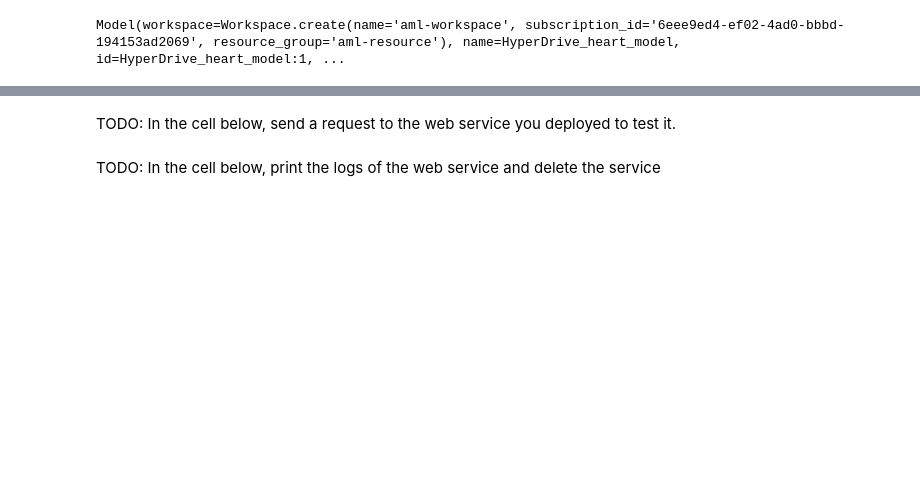
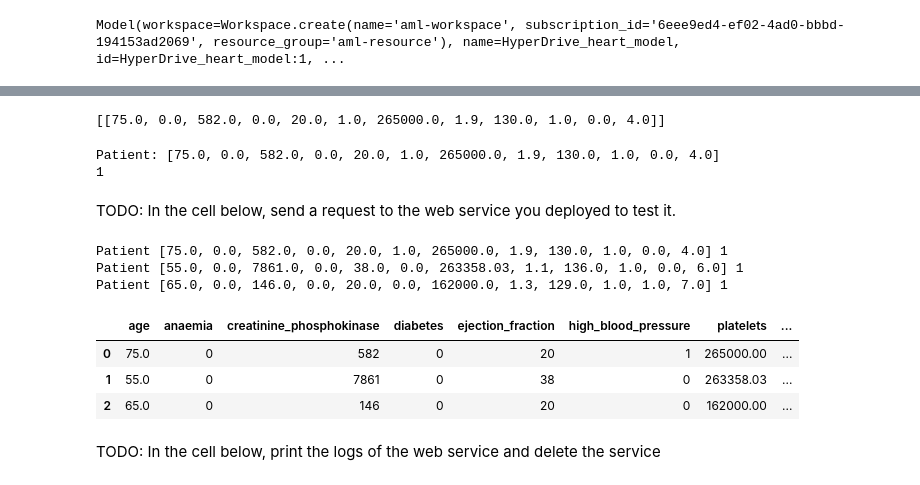
Before and after one commit to Aduzona/Capstone_Project---Azure-ML_Engineer, a Jupyter notebook: hyperparameter_tuning.ipynb, the cells around one changed output, grey strips where cells are left out. Cells and saved outputs as stored; diff of their text form; code cells hidden in the pictures; blank space fills up the shorter version.

```diff
--- a/hyperparameter_tuning.ipynb
+++ b/hyperparameter_tuning.ipynb
@@ -393,4 +491,57 @@ TODO: In the cell below, register the model, create an inference config and depl
+# %%
+heart_ds.to_pandas_dataframe().iloc[0:1,0:12].values.tolist()
+# %% [output]
+[[75.0, 0.0, 582.0, 0.0, 20.0, 1.0, 265000.0, 1.9, 130.0, 1.0, 0.0, 4.0]]
+# %%
+import json
+
+x_new = heart_ds.to_pandas_dataframe().iloc[0:1,0:12].values.tolist()
+print ('Patient: {}'.format(x_new[0]))
+
+# Convert the array to a serializable list in a JSON document
+input_json = json.dumps({"data": x_new})
+
+# Call the web service, passing the input data (the web service will also accept the data in binary format)
+predictions = service.run(input_data = input_json)
+
+# Get the predicted class - it'll be the first (and only) one.
+predicted_classes = json.loads(predictions)
+print(predicted_classes[0])
+# %% [output]
+Patient: [75.0, 0.0, 582.0, 0.0, 20.0, 1.0, 265000.0, 1.9, 130.0, 1.0, 0.0, 4.0]
+1
 # %% [markdown]
 TODO: In the cell below, send a request to the web service you deployed to test it.
+# %%
+endpoint = service.scoring_uri
+
+
+import requests
+import json
+
+x_new = heart_ds.to_pandas_dataframe().iloc[0:3,0:12].values.tolist()
+
+# Convert the array to a serializable list in a JSON document
+input_json = json.dumps({"data": x_new})
+
+# Set the content type
+headers = { 'Content-Type':'application/json' }
+
+predictions = requests.post(endpoint, input_json, headers = headers)
+predicted_classes = json.loads(predictions.json())
+
+for i in range(len(x_new)):
+    print ("Patient {}".format(x_new[i]), predicted_classes[i] )
+# %% [output]
+Patient [75.0, 0.0, 582.0, 0.0, 20.0, 1.0, 265000.0, 1.9, 130.0, 1.0, 0.0, 4.0] 1
+Patient [55.0, 0.0, 7861.0, 0.0, 38.0, 0.0, 263358.03, 1.1, 136.0, 1.0, 0.0, 6.0] 1
+Patient [65.0, 0.0, 146.0, 0.0, 20.0, 0.0, 162000.0, 1.3, 129.0, 1.0, 1.0, 7.0] 1
+# %%
+heart_ds.to_pandas_dataframe().iloc[0:3,]
+# %% [output]
+|  | age | anaemia | creatinine_phosphokinase | diabetes | ejection_fraction | high_blood_pressure | platelets | ... |
+| 0 | 75.0 | 0 | 582 | 0 | 20 | 1 | 265000.00 | ... |
+| 1 | 55.0 | 0 | 7861 | 0 | 38 | 0 | 263358.03 | ... |
+| 2 | 65.0 | 0 | 146 | 0 | 20 | 0 | 162000.00 | ... |
 # %% [markdown]
 TODO: In the cell below, print the logs of the web service and delete the service
```
Also changed, not shown: parts of 19 cells of this notebook, 6 other files.
